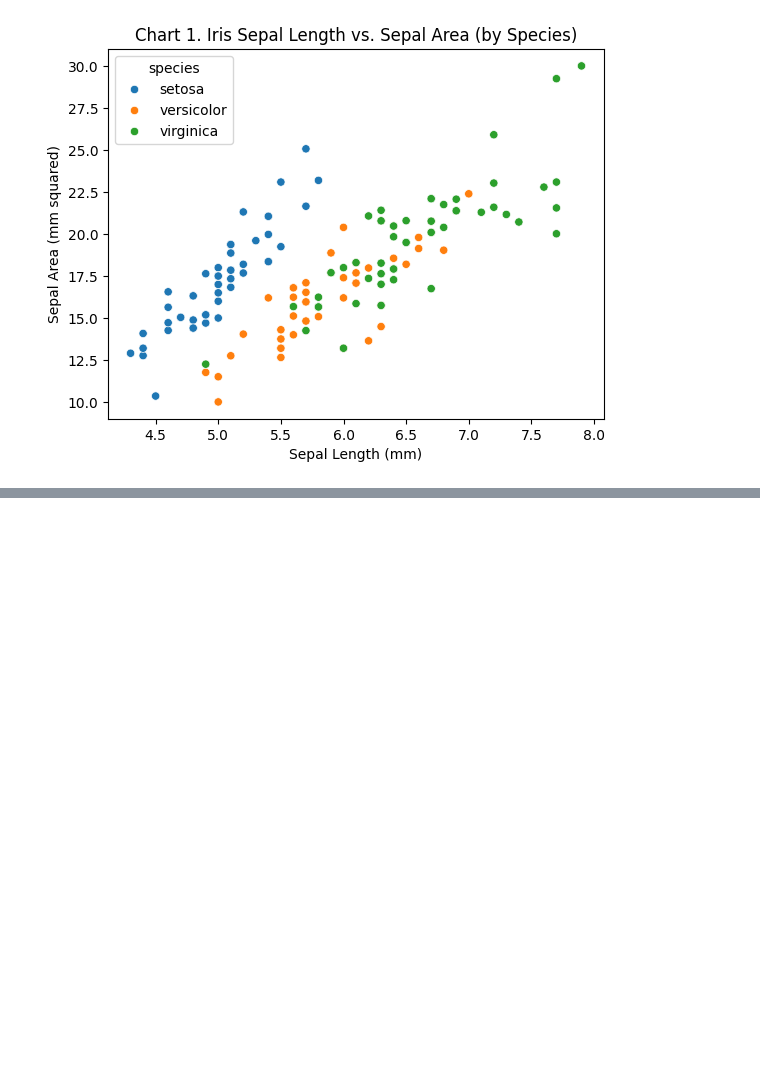
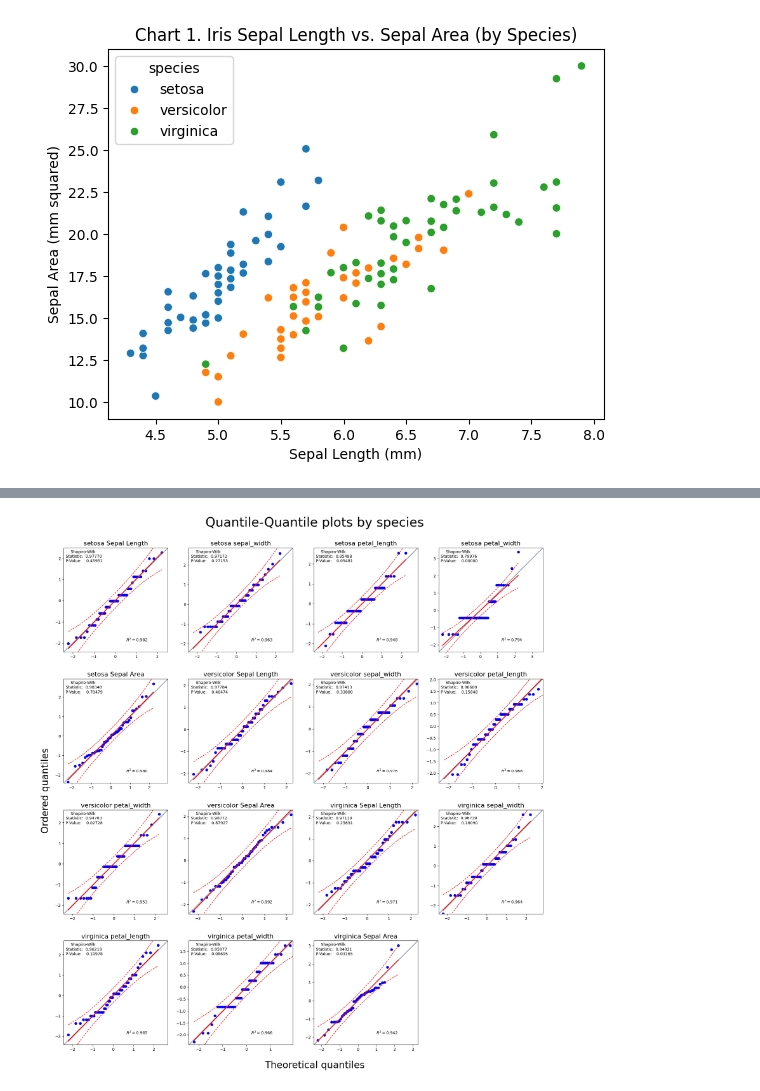
Before and after one commit to JfromNWMS/datafun-04-eda, a Jupyter notebook: jordan_eda.ipynb, the cells around one changed output, grey strips where cells are left out. Saved outputs shown, nothing was run; the diff lists cells and outputs as text; code cells hidden in the pictures; blank space fills up the shorter version.

```diff
--- a/jordan_eda.ipynb
+++ b/jordan_eda.ipynb
@@ -107,0 +131,5 @@ matplotlib.pyplot.show()
+# %%
+reload(jmod)
+jmod.is_norm(iris_df, 'species', ncol_fig=4)
+# %% [output]
+[figure, added]
```
Also changed, not shown: parts of 4 cells of this notebook, 2 other files.
